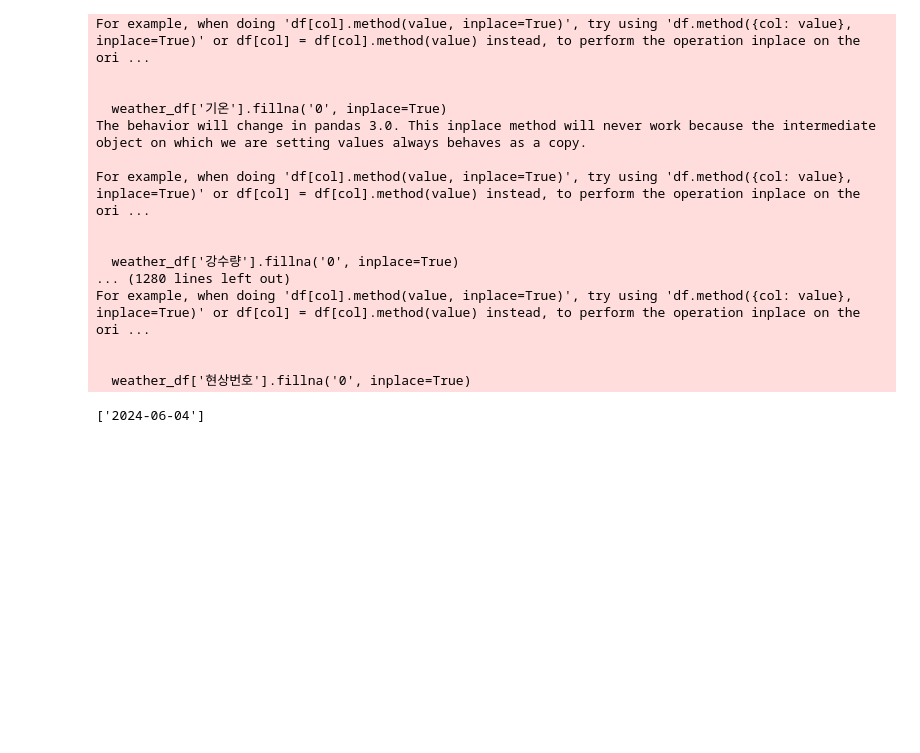
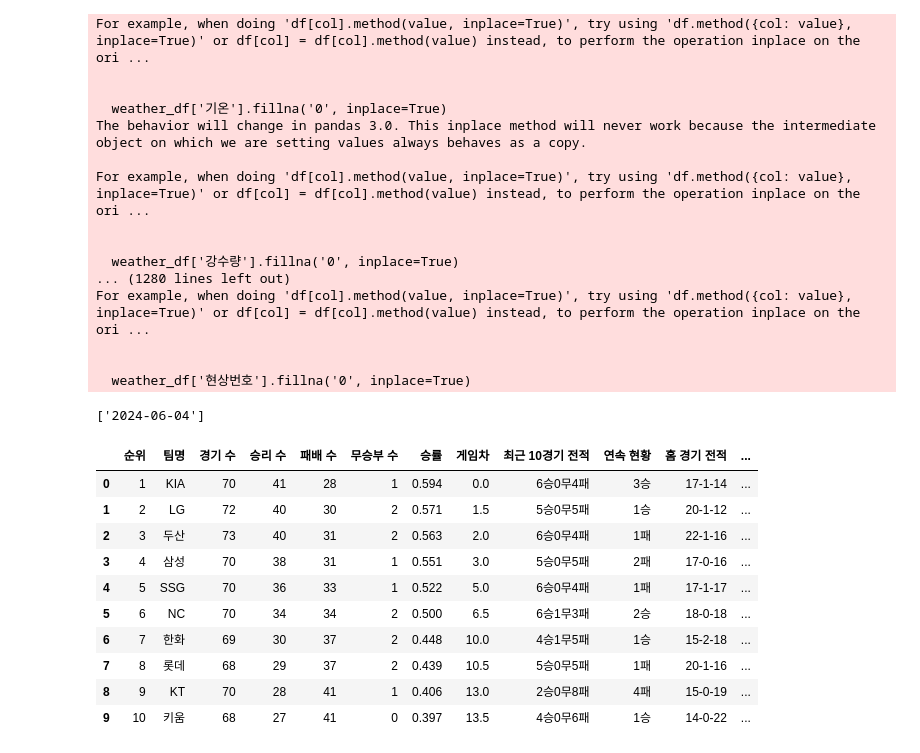
Before and after one commit to PythonProjectGroup02/KBC, a Jupyter notebook: Python/weather_analysis.ipynb, the cells around one changed output. Drawn from its saved outputs; the diff is of its cells as text; code cells hidden in the pictures; blank space fills up the shorter version.

```diff
--- a/Python/weather_analysis.ipynb
+++ b/Python/weather_analysis.ipynb
@@ -511,3 +511,19 @@ import json
 # JSON 파일로 저장
 with open('./Data/result_dict.json', 'w') as json_file:
     json.dump(result_dict, json_file)
+# %%
+import pandas as pd
+
+pd.read_csv("./Data/rank/day_rank.csv")
+# %% [output]
+|  | 순위 | 팀명 | 경기 수 | 승리 수 | 패배 수 | 무승부 수 | 승률 | 게임차 | 최근 10경기 전적 | 연속 현황 | 홈 경기 전적 | ... |
+| 0 | 1 | KIA | 70 | 41 | 28 | 1 | 0.594 | 0.0 | 6승0무4패 | 3승 | 17-1-14 | ... |
+| 1 | 2 | LG | 72 | 40 | 30 | 2 | 0.571 | 1.5 | 5승0무5패 | 1승 | 20-1-12 | ... |
+| 2 | 3 | 두산 | 73 | 40 | 31 | 2 | 0.563 | 2.0 | 6승0무4패 | 1패 | 22-1-16 | ... |
+| 3 | 4 | 삼성 | 70 | 38 | 31 | 1 | 0.551 | 3.0 | 5승0무5패 | 2패 | 17-0-16 | ... |
+| 4 | 5 | SSG | 70 | 36 | 33 | 1 | 0.522 | 5.0 | 6승0무4패 | 1패 | 17-1-17 | ... |
+| 5 | 6 | NC | 70 | 34 | 34 | 2 | 0.500 | 6.5 | 6승1무3패 | 2승 | 18-0-18 | ... |
+| 6 | 7 | 한화 | 69 | 30 | 37 | 2 | 0.448 | 10.0 | 4승1무5패 | 1승 | 15-2-18 | ... |
+| 7 | 8 | 롯데 | 68 | 29 | 37 | 2 | 0.439 | 10.5 | 5승0무5패 | 1패 | 20-1-16 | ... |
+| 8 | 9 | KT | 70 | 28 | 41 | 1 | 0.406 | 13.0 | 2승0무8패 | 4패 | 15-0-19 | ... |
+| 9 | 10 | 키움 | 68 | 27 | 41 | 0 | 0.397 | 13.5 | 4승0무6패 | 1승 | 14-0-22 | ... |
```
Also changed, not shown: 4 other files.
